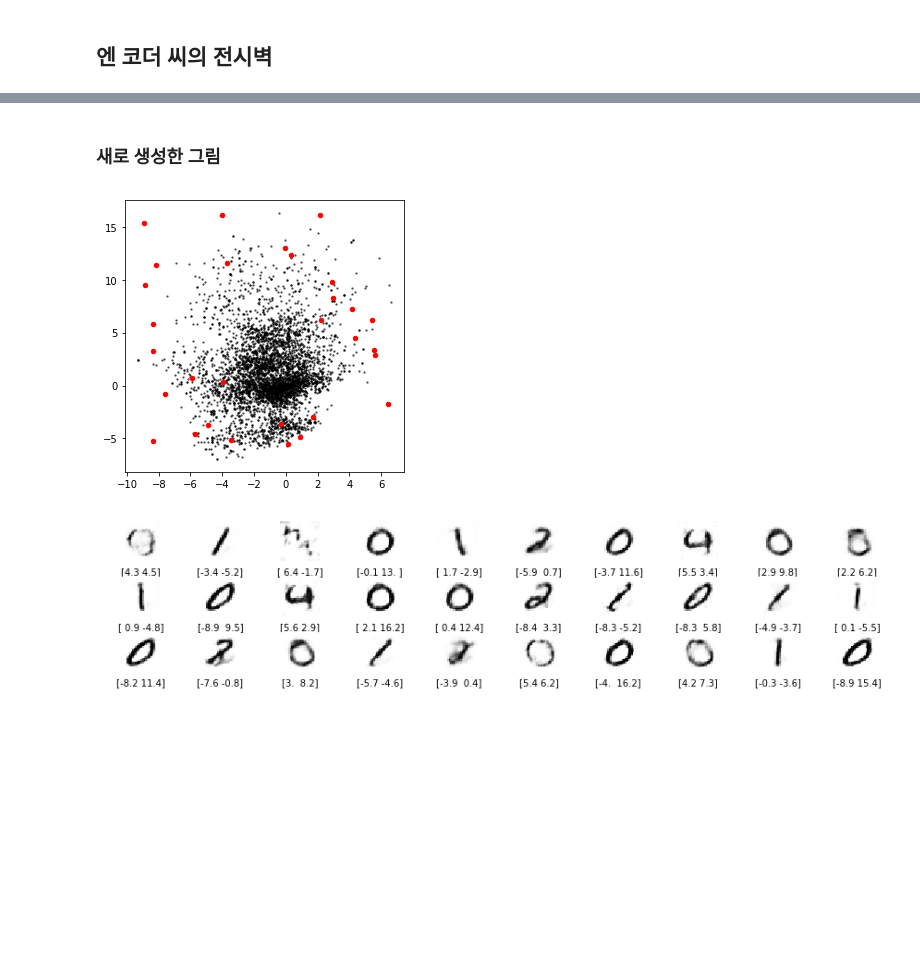
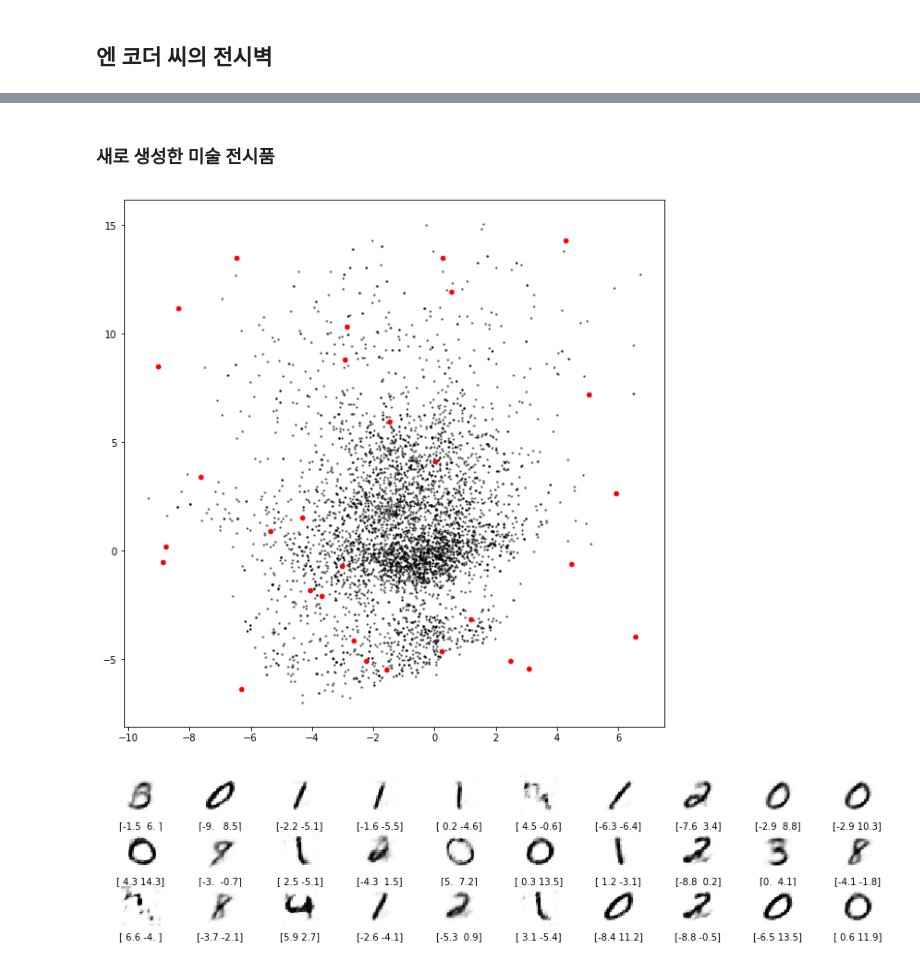
Before and after one commit to yuchanmo/GDL_code, a Jupyter notebook: 03_02_autoencoder_analysis.ipynb, the cells around one changed output, grey strips where cells are left out. Cells and saved outputs as stored; diff of their text form; code cells hidden in the pictures; blank space fills up the shorter version.

```diff
--- a/03_02_autoencoder_analysis.ipynb
+++ b/03_02_autoencoder_analysis.ipynb
@@ -86,33 +88,34 @@ plt.show()
 # %% [markdown]
-### 새로 생성한 그림
+### 새로 생성한 미술 전시품
 # %%
-figsize = 5
+grid_size = 15
+figsize = 10
 
 plt.figure(figsize=(figsize, figsize))
 plt.scatter(z_points[:, 0] , z_points[:, 1], c='black', alpha=0.5, s=2)
 
 grid_size = 10
 grid_depth = 3
 figsize = 15
 
-x = np.random.uniform(min_x,max_x, size = grid_size * grid_depth)
-y = np.random.uniform(min_y,max_y, size = grid_size * grid_depth)
+x = np.random.uniform(min_x, max_x, size = grid_size * grid_depth)
+y = np.random.uniform(min_y, max_y, size = grid_size * grid_depth)
 z_grid = np.array(list(zip(x, y)))
 reconst = AE.decoder.predict(z_grid)
 
-plt.scatter(z_grid[:, 0] , z_grid[:, 1], c = 'red', alpha=1, s=20)
+plt.scatter(z_grid[:, 0] , z_grid[:, 1], c='red', alpha=1, s=20)
 plt.show()
 
 fig = plt.figure(figsize=(figsize, grid_depth))
 fig.subplots_adjust(hspace=0.4, wspace=0.4)
 
 for i in range(grid_size*grid_depth):
     ax = fig.add_subplot(grid_depth, grid_size, i+1)
     ax.axis('off')
     ax.text(0.5, -0.35, str(np.round(z_grid[i],1)), fontsize=10, ha='center', transform=ax.transAxes)
 
     ax.imshow(reconst[i, :,:,0], cmap = 'Greys')
 # %% [output]
-[figure, old version]
+[figure, new version]
-[figure, old version]
+[figure, new version]
 # %%
```
Also changed, not shown: parts of 5 cells of this notebook, 3 other files.
